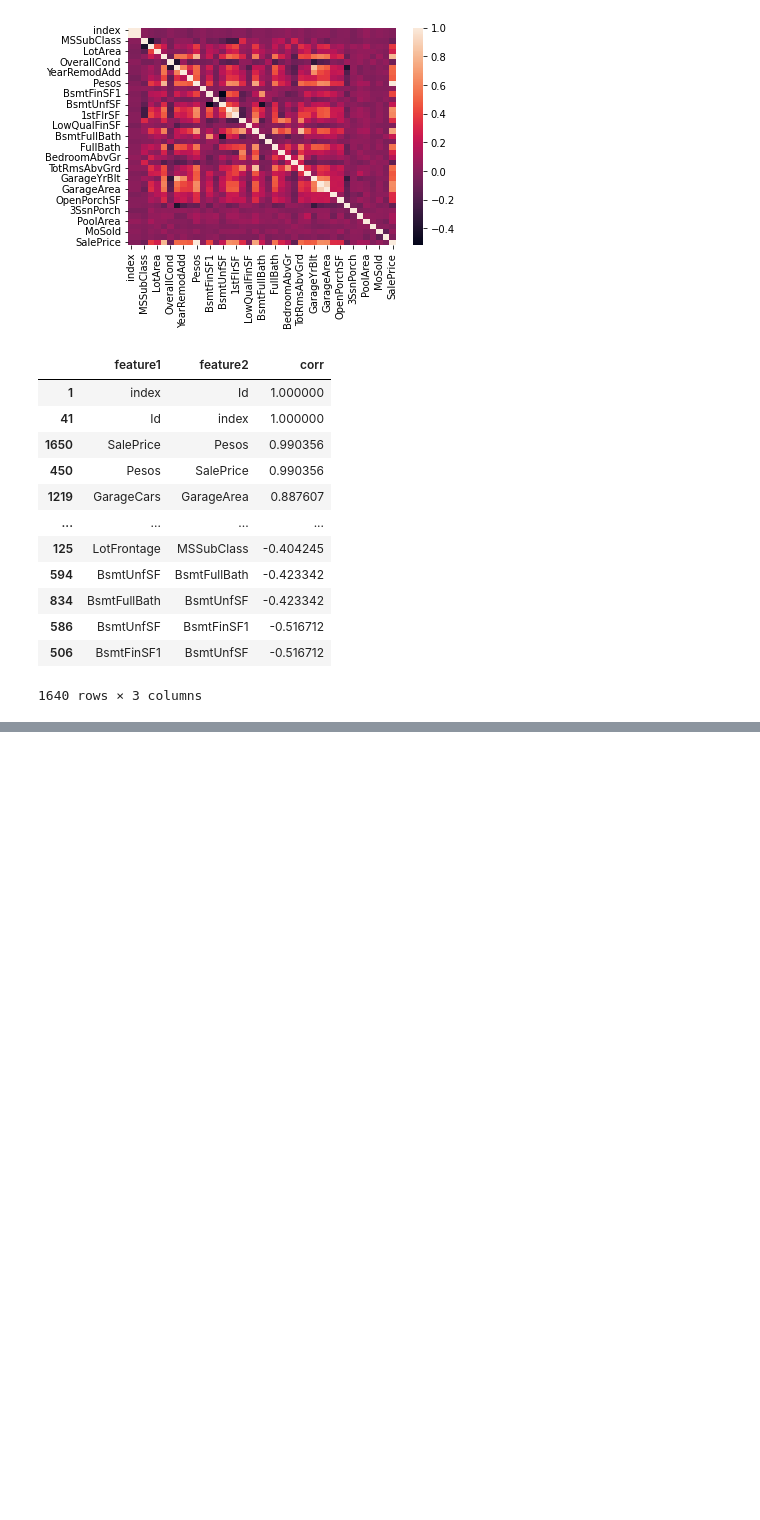
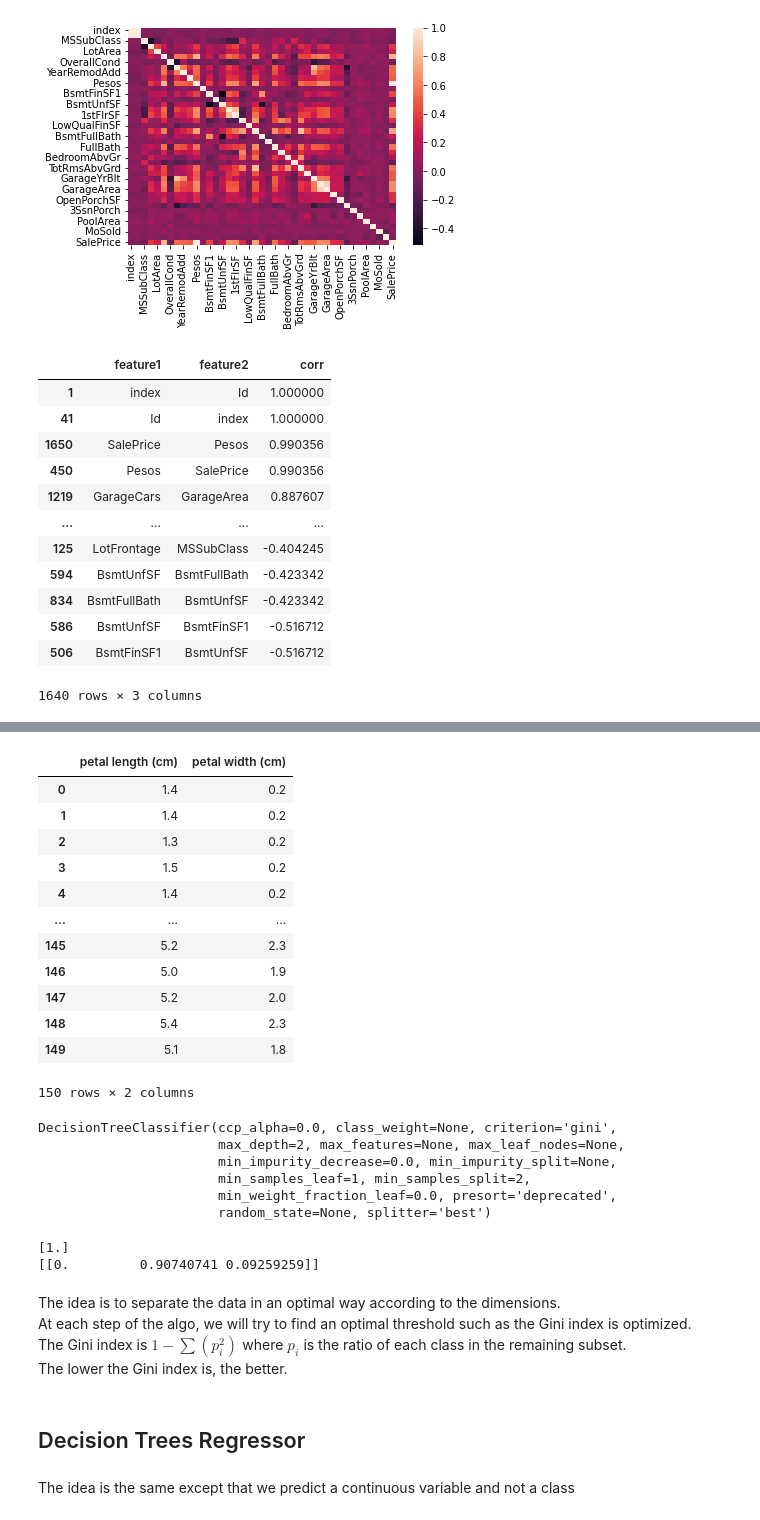
Before and after one commit to cherifbenham/ai_course, a Jupyter notebook: ml_fundamentals/ml_fundamentals.ipynb, the cells around one changed output, grey strips where cells are left out. Cells and saved outputs as stored; diff of their text form; code cells hidden in the pictures; blank space fills up the shorter version.

```diff
--- a/ml_fundamentals/ml_fundamentals.ipynb
+++ b/ml_fundamentals/ml_fundamentals.ipynb
@@ -206,0 +632,44 @@ corr_df
+# %%
+X=data.drop(columns=['target'])
+y=data['target']
+X
+# %% [output]
+|  | petal length (cm) | petal width (cm) |
+| 0 | 1.4 | 0.2 |
+| 1 | 1.4 | 0.2 |
+| 2 | 1.3 | 0.2 |
+| 3 | 1.5 | 0.2 |
+| 4 | 1.4 | 0.2 |
+| ... | ... | ... |
+| 145 | 5.2 | 2.3 |
+| 146 | 5.0 | 1.9 |
+| 147 | 5.2 | 2.0 |
+| 148 | 5.4 | 2.3 |
+| 149 | 5.1 | 1.8 |
+150 rows × 2 columns
+# %%
+from sklearn.tree import DecisionTreeClassifier
+tree=DecisionTreeClassifier(max_depth=2)
+tree.fit(X,y)
+# %% [output]
+DecisionTreeClassifier(ccp_alpha=0.0, class_weight=None, criterion='gini',
+                       max_depth=2, max_features=None, max_leaf_nodes=None,
+                       min_impurity_decrease=0.0, min_impurity_split=None,
+                       min_samples_leaf=1, min_samples_split=2,
+                       min_weight_fraction_leaf=0.0, presort='deprecated',
+                       random_state=None, splitter='best')
+# %%
+print(tree.predict([[4,1]]))
+print(tree.predict_proba([[4,1]]))
+# %% [output]
+[1.]
+[[0.         0.90740741 0.09259259]]
+# %% [markdown]
+The idea is to separate the data in an optimal way according to the dimensions.
+At each step of the algo, we will try to find an optimal threshold such as the Gini index is optimized.
+The Gini index is $1 - \sum(p_i^{2})$ where $p_{i}$ is the ratio of each class in the remaining subset.
+The lower the Gini index is, the better.
+# %% [markdown]
+## Decision Trees Regressor
+# %% [markdown]
+The idea is the same except that we predict a continuous variable and not a class
```
Also changed, not shown: parts of 97 cells of this notebook, 2 other files.
